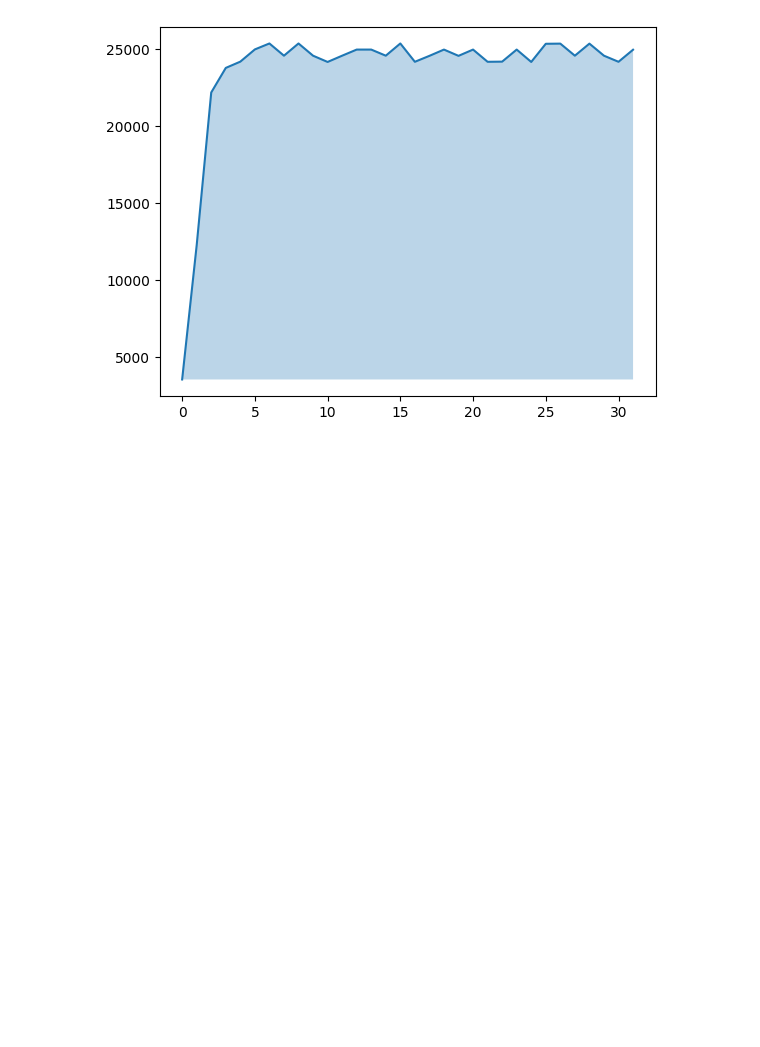
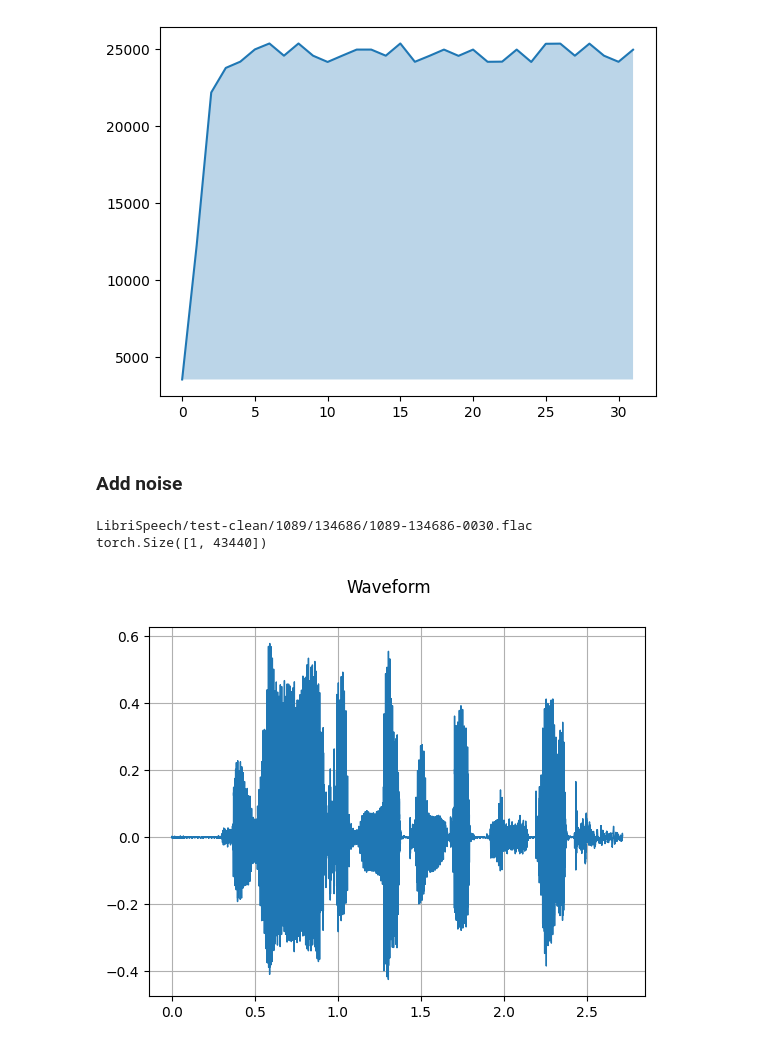
Before and after one commit to yul091/ASR_Uncertainty, a Jupyter notebook: my_test.ipynb, the cells around one changed output. Drawn from its saved outputs; the diff is of its cells as text; code cells hidden in the pictures; blank space fills up the shorter version.

```diff
--- a/my_test.ipynb
+++ b/my_test.ipynb
@@ -9,14 +103,15 @@
 # %%
-# Let's decode a single sentence:
-from speechbrain.pretrained import EncoderDecoderASR
 audio_1 = "LibriSpeech/test-clean/1089/134686/1089-134686-0030.flac"
-model = "asr-crdnn-rnnlm-librispeech" # asr-crdnn-transformerlm-librispeech, asr-transformer-transformerlm-librispeech
+model = "asr-crdnn-rnnlm-librispeech"
+# model = "asr-transformer-transformerlm-librispeech"
+# model = "asr-transformer-transformerlm-librispeech"
 
 # Uncomment for using another pre-trained model
-asr_model = EncoderDecoderASR.from_hparams(
+asr_model = MyASR.from_hparams(
     source=f"speechbrain/{model}",
     savedir=f"pretrained_models/{model}",
     # run_opts={"device":"cuda"}, # inference on GPU
+    hparams_file="hyperparams.yaml",
 )
 asr_model.transcribe_file(audio_1)
 # %% [output]
@@ -30,0 +185,21 @@ predicted_words, predicted_tokens = asr_model.transcribe_batch(batch, rel_length
+# %%
+audio_1 = "LibriSpeech/test-clean/1089/134686/1089-134686-0029.flac"
+waveform = asr_model.load_audio(audio_1)
+# Fake a batch
+batch = waveform.unsqueeze(0)
+print('wave tensor: ', batch.shape)
+rel_length = torch.tensor([1.0])
+# predicted_words, predicted_tokens = asr_model.transcribe_batch(batch, rel_length)
+with torch.no_grad():
+    wav_lens = rel_length
+    encoder_out = asr_model.encode_batch(batch, wav_lens) # B X T X D
+    print(encoder_out.shape)
+    predicted_tokens, scores, log_probs = asr_model.mods.decoder(encoder_out, wav_lens)
+    print([len(tokens) for tokens in predicted_tokens])
+    print("scores: ", scores.shape)
+    print("log_probs: ", [log_prob.shape for log_prob in log_probs])
+    predicted_words = [
+        asr_model.tokenizer.decode_ids(token_seq)
+        for token_seq in predicted_tokens
+    ]
+    print(predicted_words)
@@ -97,3 +247,18 @@ plt.fill_between(xx, yy, y2 = min(yy), alpha=0.3,)
 plt.show()
 # %% [output]
 [figure]
+# %% [markdown]
+### Add noise
+# %%
+SAMPLE_WAV = "LibriSpeech/test-clean/1089/134686/1089-134686-0030.flac"
+# SAMPLE_WAV = download_asset("tutorial-assets/steam-train-whistle-daniel_simon.wav")
+print(SAMPLE_WAV)
+waveform = asr_model.load_audio(SAMPLE_WAV).unsqueeze(0)
+
+print(waveform.shape)
+plot_waveform(waveform, 16000)
+Audio(waveform, rate=16000)
+# %% [output]
+LibriSpeech/test-clean/1089/134686/1089-134686-0030.flac
+torch.Size([1, 43440])
+[figure, added]
```
Also changed, not shown: parts of 32 cells of this notebook, 11 other files.
